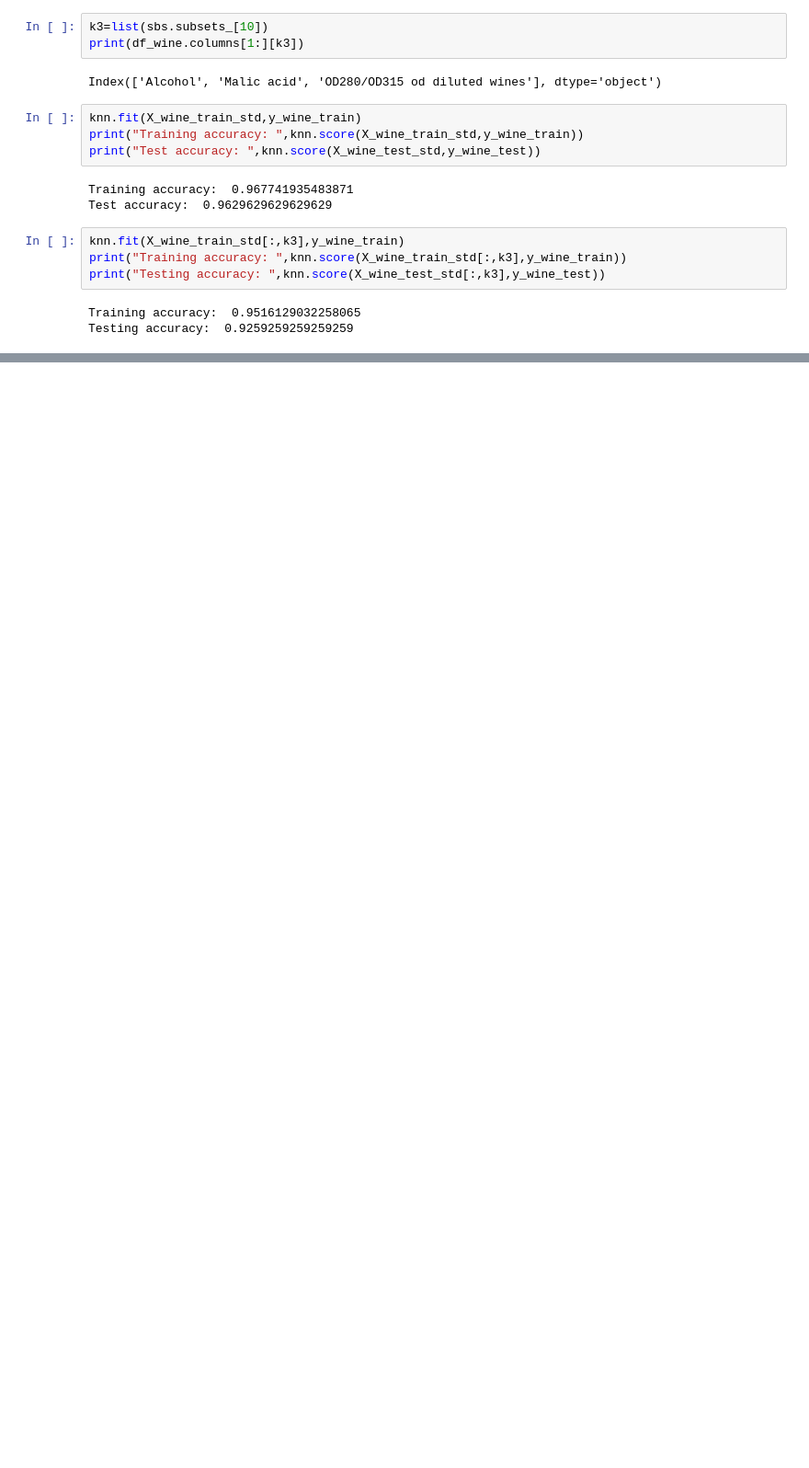
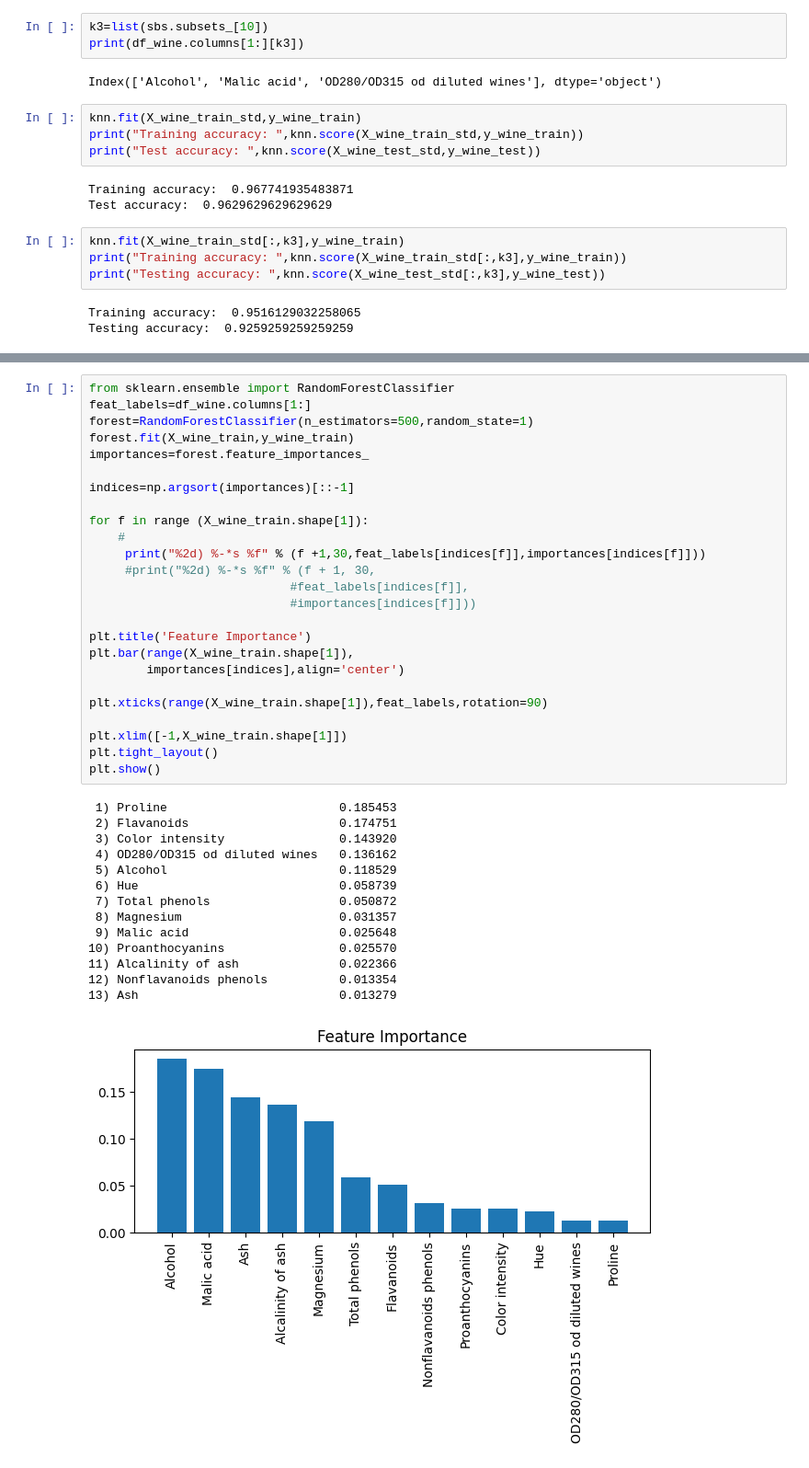
Before and after one commit to m-wambua/python-machine-learning, a Jupyter notebook: missing_values.ipynb, the cells around one changed output, grey strips where cells are left out. Shown at 92% size. Drawn from its saved outputs; the diff is of its cells as text; blank space fills up the shorter version.

```diff
--- a/missing_values.ipynb
+++ b/missing_values.ipynb
@@ -751,0 +790,40 @@ Testing accuracy:  0.9259259259259259
+# %%
+from sklearn.ensemble import RandomForestClassifier
+feat_labels=df_wine.columns[1:]
+forest=RandomForestClassifier(n_estimators=500,random_state=1)
+forest.fit(X_wine_train,y_wine_train)
+importances=forest.feature_importances_
+
+indices=np.argsort(importances)[::-1]
+
+for f in range (X_wine_train.shape[1]):
+    #
+     print("%2d) %-*s %f" % (f +1,30,feat_labels[indices[f]],importances[indices[f]]))
+     #print("%2d) %-*s %f" % (f + 1, 30,
+                            #feat_labels[indices[f]],
+                            #importances[indices[f]]))
+
+plt.title('Feature Importance')
+plt.bar(range(X_wine_train.shape[1]),
+        importances[indices],align='center')
+
+plt.xticks(range(X_wine_train.shape[1]),feat_labels,rotation=90)
+
+plt.xlim([-1,X_wine_train.shape[1]])
+plt.tight_layout()
+plt.show()
+# %% [output]
+ 1) Proline                        0.185453
+ 2) Flavanoids                     0.174751
+ 3) Color intensity                0.143920
+ 4) OD280/OD315 od diluted wines   0.136162
+ 5) Alcohol                        0.118529
+ 6) Hue                            0.058739
+ 7) Total phenols                  0.050872
+ 8) Magnesium                      0.031357
+ 9) Malic acid                     0.025648
+10) Proanthocyanins                0.025570
+11) Alcalinity of ash              0.022366
+12) Nonflavanoids phenols          0.013354
+13) Ash                            0.013279
+[figure, added]
```
Also changed, not shown: parts of 7 cells of this notebook.
